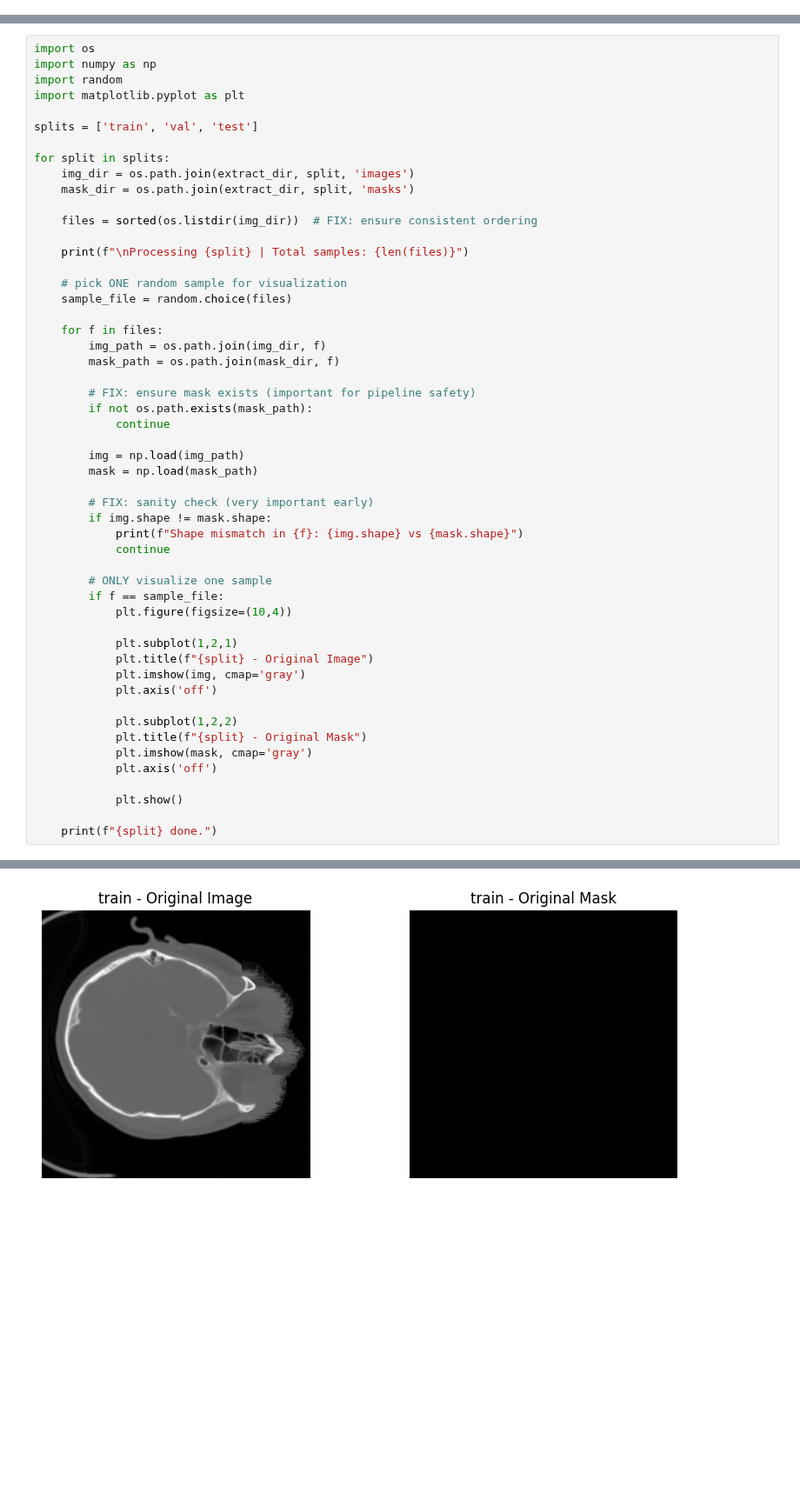
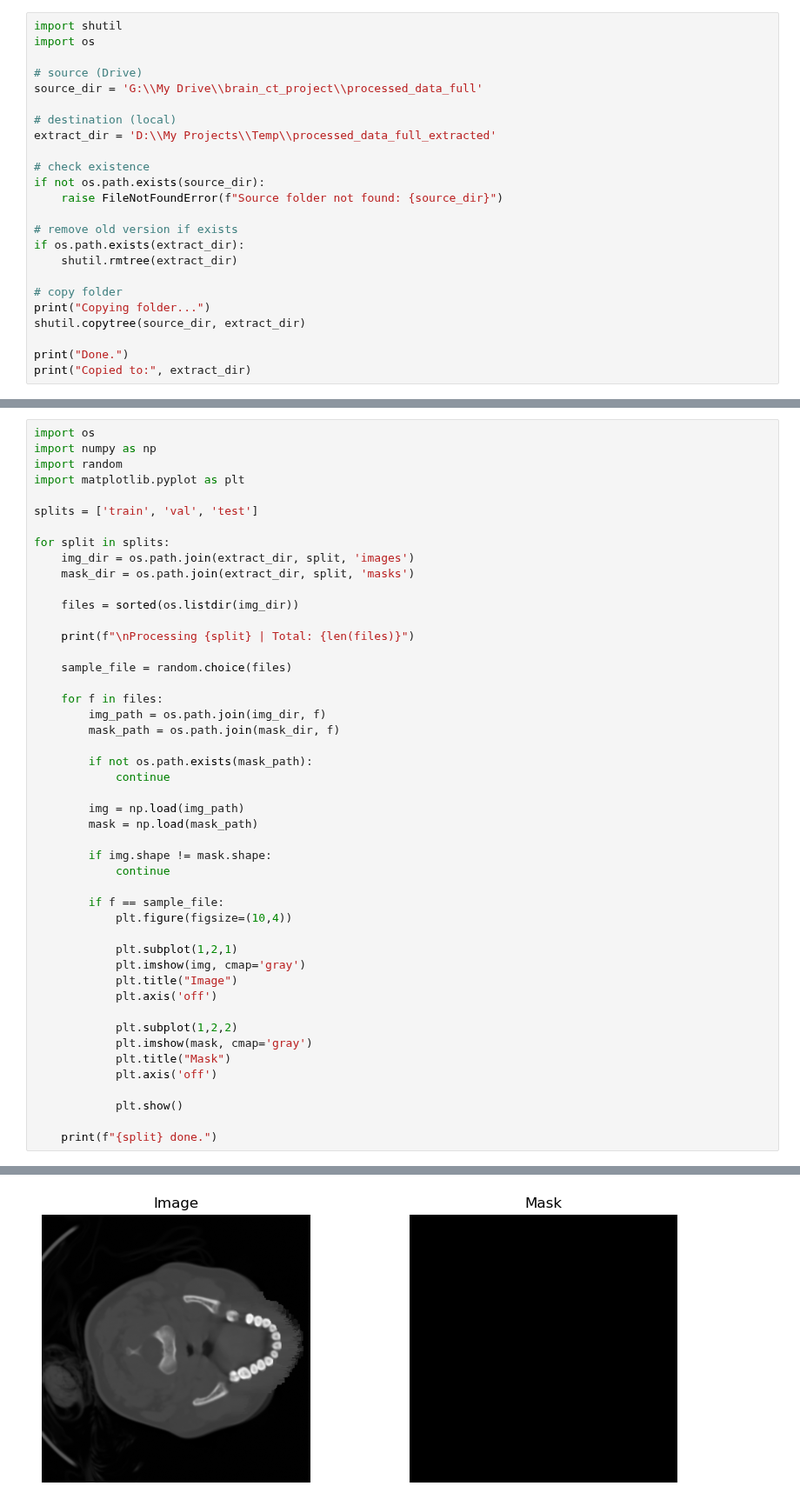
Before and after one commit to FaridRash/brain-ct-hemorrhage-segmentation, a Jupyter notebook: Notebooks/Segmentation/03_Brain_Extraction_01.ipynb, the cells around one changed output, grey strips where cells are left out. Shown at 87% size. Cells and saved outputs as stored; diff of their text form; blank space fills up the shorter version.

```diff
--- a/Notebooks/Segmentation/03_Brain_Extraction_01.ipynb
+++ b/Notebooks/Segmentation/03_Brain_Extraction_01.ipynb
@@ -32,0 +5,24 @@ test  train  val
+# %%
+import shutil
+import os
+
+# source (Drive)
+source_dir = 'G:\\My Drive\\brain_ct_project\\processed_data_full'
+
+# destination (local)
+extract_dir = 'D:\\My Projects\\Temp\\processed_data_full_extracted'
+
+# check existence
+if not os.path.exists(source_dir):
+    raise FileNotFoundError(f"Source folder not found: {source_dir}")
+
+# remove old version if exists
+if os.path.exists(extract_dir):
+    shutil.rmtree(extract_dir)
+
+# copy folder
+print("Copying folder...")
+shutil.copytree(source_dir, extract_dir)
+
+print("Done.")
+print("Copied to:", extract_dir)
@@ -42,41 +44,36 @@ for split in splits:
     img_dir = os.path.join(extract_dir, split, 'images')
     mask_dir = os.path.join(extract_dir, split, 'masks')
 
-    files = sorted(os.listdir(img_dir))  # FIX: ensure consistent ordering
+    files = sorted(os.listdir(img_dir))
 
-    print(f"\nProcessing {split} | Total samples: {len(files)}")
+    print(f"\nProcessing {split} | Total: {len(files)}")
 
-    # pick ONE random sample for visualization
     sample_file = random.choice(files)
 
     for f in files:
         img_path = os.path.join(img_dir, f)
         mask_path = os.path.join(mask_dir, f)
 
-        # FIX: ensure mask exists (important for pipeline safety)
         if not os.path.exists(mask_path):
             continue
 
         img = np.load(img_path)
         mask = np.load(mask_path)
 
-        # FIX: sanity check (very important early)
         if img.shape != mask.shape:
-            print(f"Shape mismatch in {f}: {img.shape} vs {mask.shape}")
             continue
 
-        # ONLY visualize one sample
         if f == sample_file:
             plt.figure(figsize=(10,4))
 
             plt.subplot(1,2,1)
-            plt.title(f"{split} - Original Image")
             plt.imshow(img, cmap='gray')
+            plt.title("Image")
             plt.axis('off')
 
             plt.subplot(1,2,2)
-            plt.title(f"{split} - Original Mask")
             plt.imshow(mask, cmap='gray')
+            plt.title("Mask")
             plt.axis('off')
 
             plt.show()
@@ -87,3 +84,3 @@ Processing train | Total samples: 2281
-[figure, old version]
+[figure, new version]
 train done.
 
```
Also changed, not shown: parts of 32 cells of this notebook, 1 other file.
